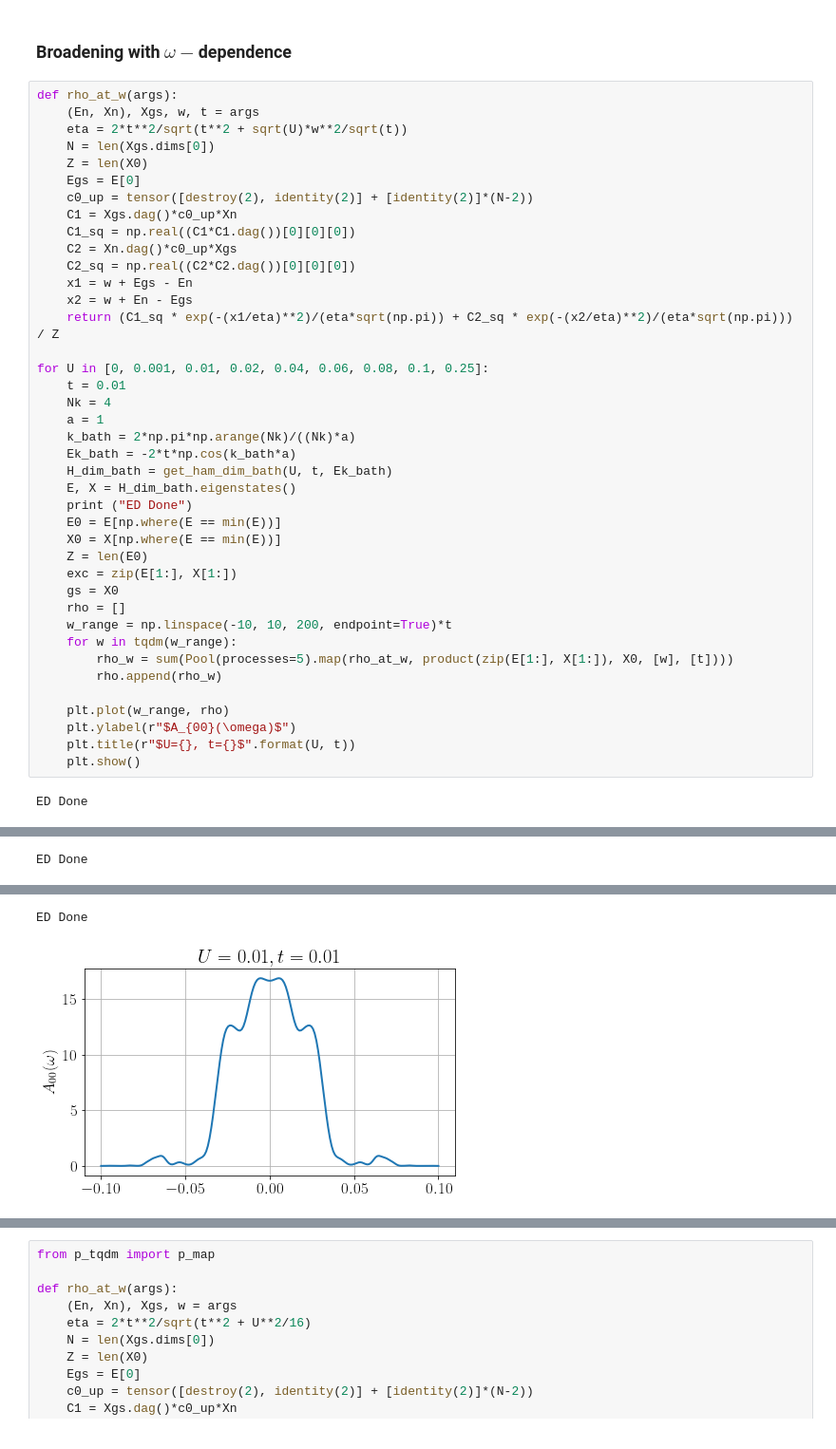
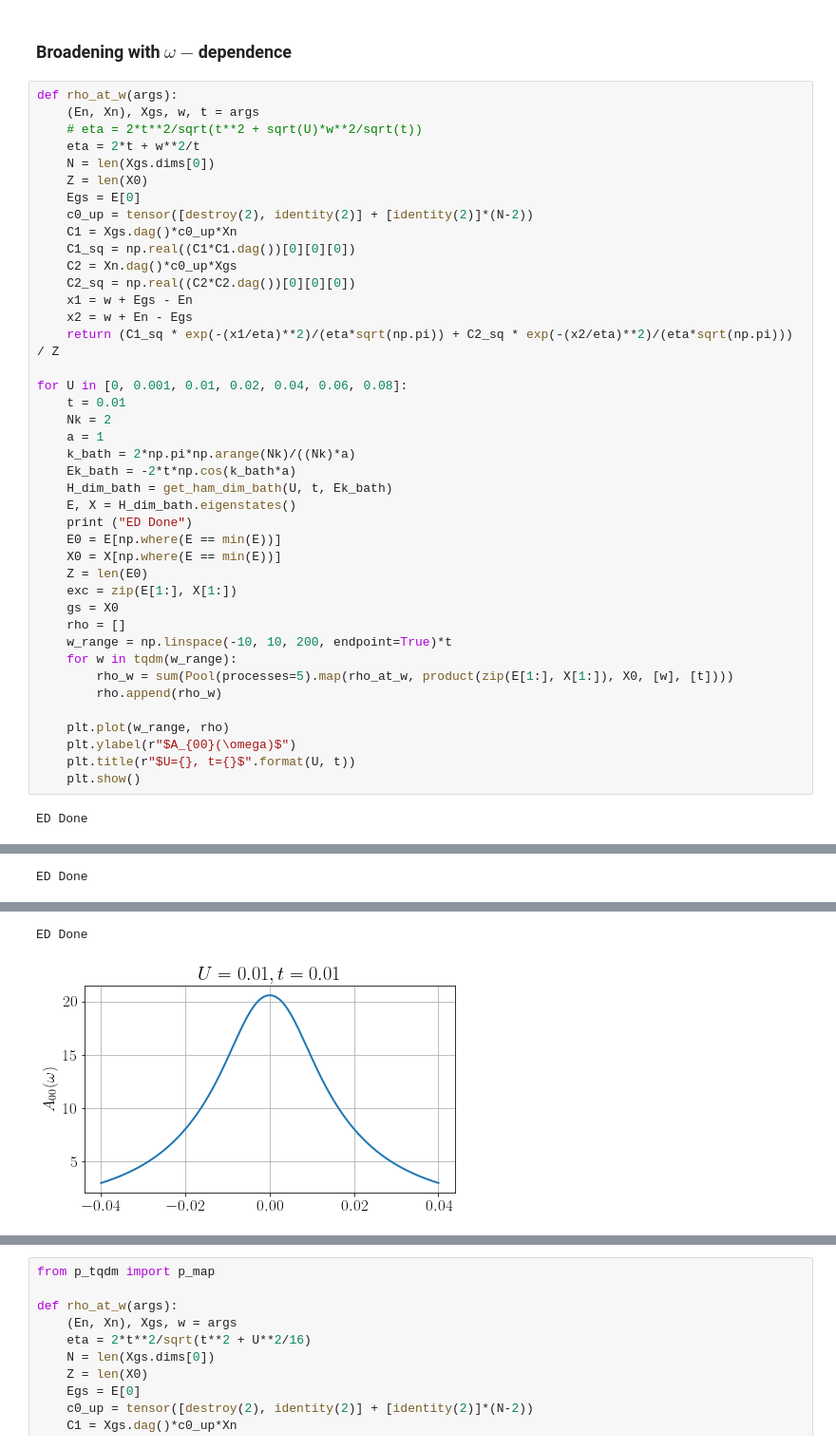
Before and after one commit to abhirup-m/Tiling-Embedded-Esiam, a Jupyter notebook: siam-to-hubbard.ipynb, the cells around one changed output, grey strips where cells are left out. Shown at 95% size. Saved outputs shown, nothing was run; the diff lists cells and outputs as text.

```diff
--- a/siam-to-hubbard.ipynb
+++ b/siam-to-hubbard.ipynb
@@ -258,7 +258,8 @@ for U in [0, 0.02, 0.03, 0.05, 0.08, 0.2]:
 # %%
 def rho_at_w(args):
     (En, Xn), Xgs, w, t = args
-    eta = 2*t**2/sqrt(t**2 + sqrt(U)*w**2/sqrt(t))
+    # eta = 2*t**2/sqrt(t**2 + sqrt(U)*w**2/sqrt(t))
+    eta = 2*t + w**2/t
     N = len(Xgs.dims[0])
     Z = len(X0)
     Egs = E[0]
@@ -271,9 +272,9 @@ def rho_at_w(args):
     x2 = w + En - Egs
     return (C1_sq * exp(-(x1/eta)**2)/(eta*sqrt(np.pi)) + C2_sq * exp(-(x2/eta)**2)/(eta*sqrt(np.pi))) / Z
 
-for U in [0, 0.001, 0.01, 0.02, 0.04, 0.06, 0.08, 0.1, 0.25]:
+for U in [0, 0.001, 0.01, 0.02, 0.04, 0.06, 0.08]:
     t = 0.01
-    Nk = 4
+    Nk = 2
     a = 1
     k_bath = 2*np.pi*np.arange(Nk)/((Nk)*a)
     Ek_bath = -2*t*np.cos(k_bath*a)
@@ -303,3 +304,3 @@ ED Done
 ED Done
-[figure, old version]
+[figure, new version]
 ED Done
```
Also changed, not shown: parts of 1 cell of this notebook, 11 other files.
